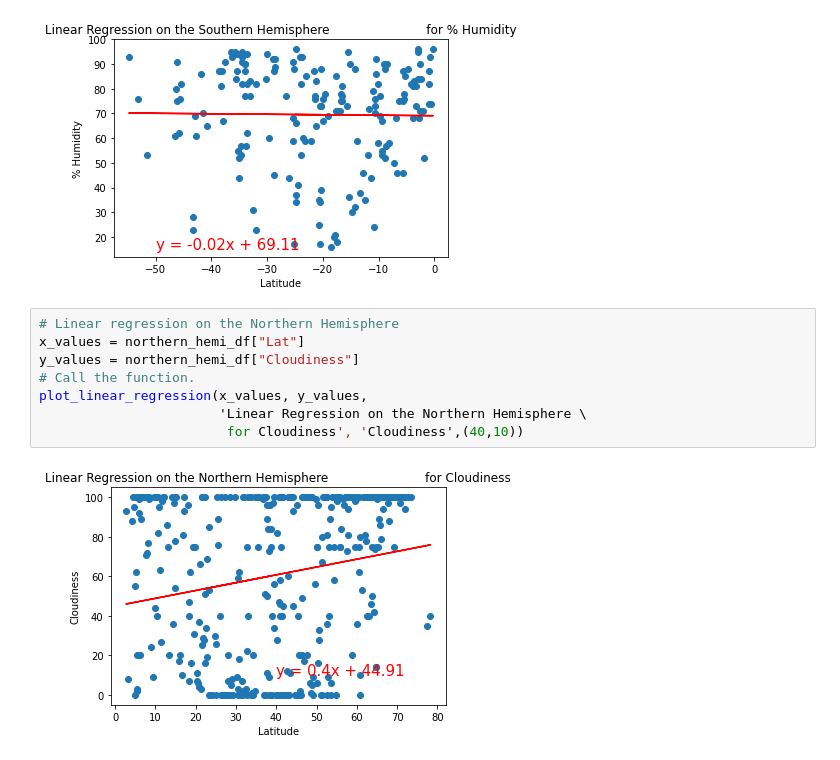
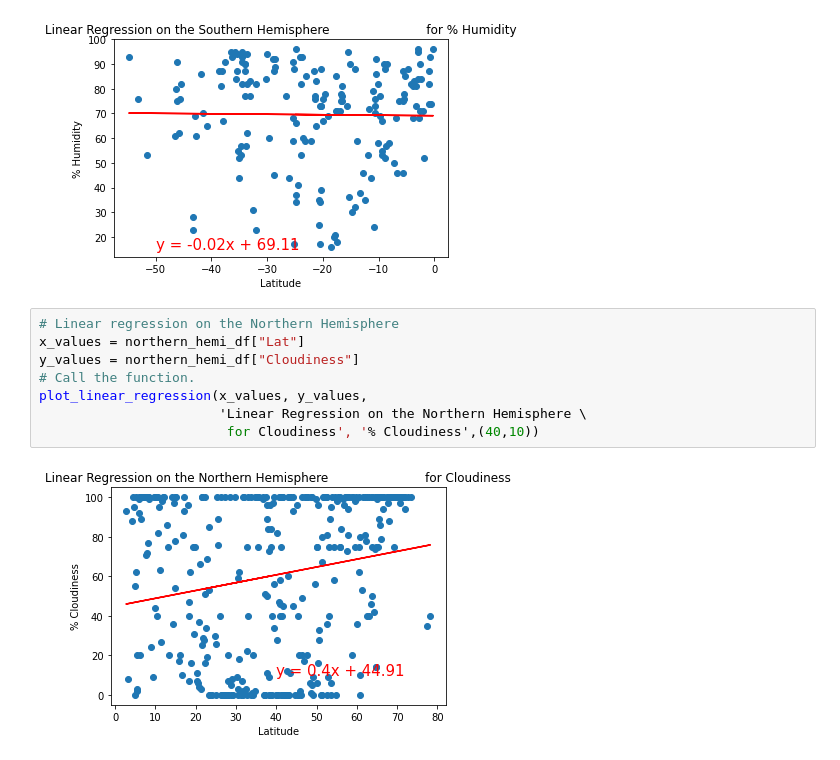
Before and after one commit to justin-behm2016/World_Weather_Analysis, a Jupyter notebook: WeatherPy.ipynb, the cells around one changed output. Saved outputs shown, nothing was run; the diff lists cells and outputs as text.

```diff
--- a/WeatherPy.ipynb
+++ b/WeatherPy.ipynb
@@ -359,10 +359,10 @@ plot_linear_regression(x_values, y_values,
 # %%
 # Linear regression on the Northern Hemisphere
 x_values = northern_hemi_df["Lat"]
 y_values = northern_hemi_df["Cloudiness"]
 # Call the function.
 plot_linear_regression(x_values, y_values,
                        'Linear Regression on the Northern Hemisphere \
-                        for Cloudiness', 'Cloudiness',(40,10))
+                        for Cloudiness', '% Cloudiness',(40,10))
 # %% [output]
-[figure, old version]
+[figure, new version]
```
Also changed, not shown: parts of 3 cells of this notebook, 1 other file.
